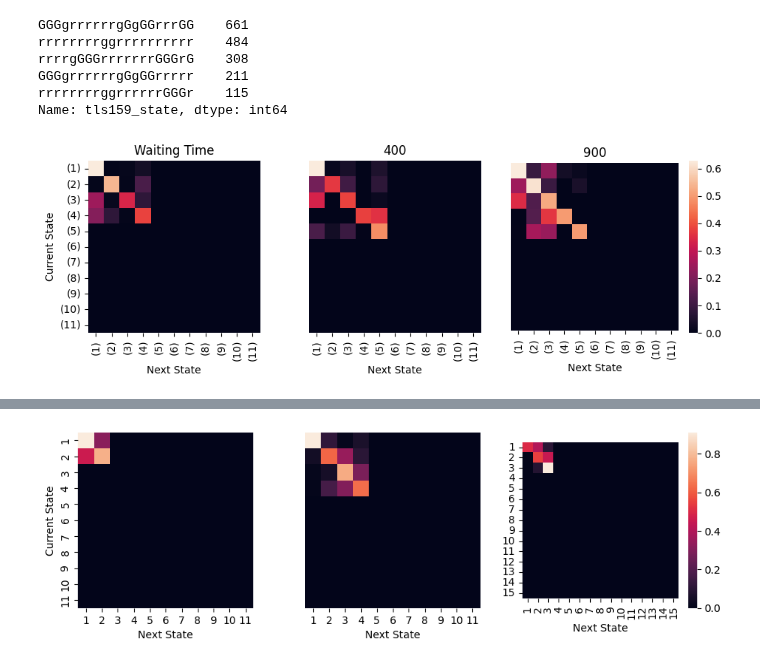
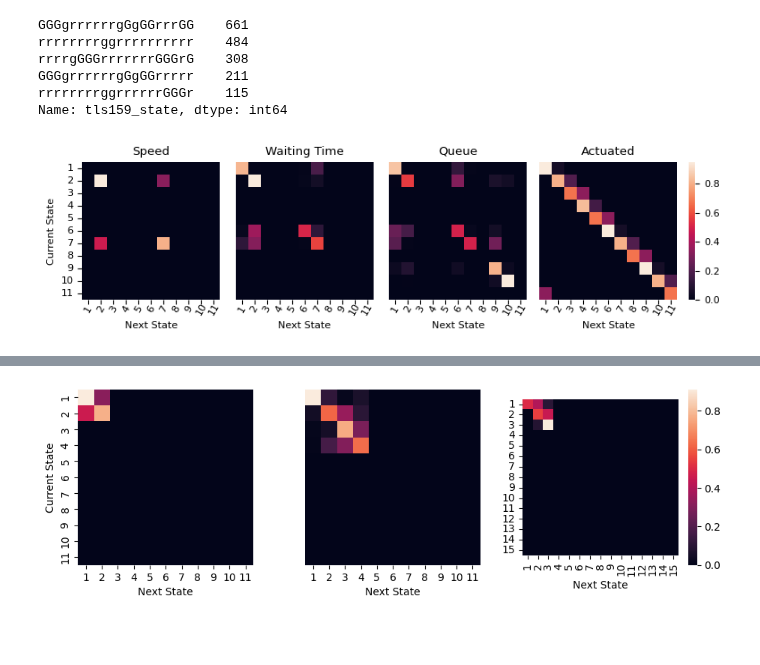
Before and after one commit to karstenk9/rl_traffic_signal_optimization, a Jupyter notebook: notebooks/evaluation_performance.ipynb, the cells around one changed output, grey strips where cells are left out. Saved outputs shown, nothing was run; the diff lists cells and outputs as text; code cells hidden in the pictures; blank space fills up the shorter version.

Commit message:
update phase transition

```diff
--- a/notebooks/evaluation_performance.ipynb
+++ b/notebooks/evaluation_performance.ipynb
@@ -463,5 +721,3 @@ tls_161_states = ["yyyyyyryyyrrrrrrrrrrrry",
         "ggggggyryyrrrrrrrrrrrrg",
         "yyyyyyrrrrrrrrrrrrrrrrg",
         "yyyyyyrrrrrrrrrrrrrrrry"]
-# %%
-tls_allStates = eval_queue['tls_159_state'].tolist()
@@ -508,28 +750,20 @@ rrrrgGGGrrrrrrrGGGrG    308
 GGGgrrrrrrgGgGGrrrrr    211
 rrrrrrrrggrrrrrrGGGr    115
 Name: tls159_state, dtype: int64
-# %%
-# append all states collected during training to list
-tls_allStates = df['tls159_state'].tolist()
-tls_allStates.append(x for x in tls_159_states if x not in tls_allStates)
-
-# get number of distinct phases
-num_phases = len(tls_159_states)
-
-# create list of tuples for state transitions
-transitions = [(tls_allStates[i], tls_allStates[i+1]) for i in range(len(tls_allStates)-1)]
+# %%
+plt.rcParams.update({'font.size': 8})
 # %%
 ### ------ Phase Transition Matrix tls_159 ------ ###
 
 # Create a figure with subplots based on the number of dataframes
 tls_list = ['tls_159_state', 'tls_160_state', 'tls_161_state'] # list of all possible states
 unique_state_lists = [tls_159_states, tls_160_states, tls_161_states] # list of lists of unique states for each traffic light
-df_list = [(waitTime_200_eval, 'Waiting Time'), (waitTime_400_eval, '400'), (waitTime_900_eval, '900')] # list of dataframes
+df_list = [(speed_eval, 'Speed'), (waitTime_200_eval, 'Waiting Time'), (queue_eval, 'Queue'), (df, 'Actuated')] # list of dataframes
 
 num_dataframes = len(df_list)
 
 # Create a figure with three subplots
-fig, axs = plt.subplots(1, 3, figsize=(9.8,3.2))
+fig, axs = plt.subplots(1, 4, figsize=(9.8,2))
 
 for i, (dataframe, name) in enumerate(df_list):
 
@@ -537,7 +771,7 @@ for i, (dataframe, name) in enumerate(df_list):
     # fig, axs = plt.subplots(1, num_dataframes, figsize=(5*num_dataframes, 5))
 
     def transition_matrix(transitions, num_phases):
-        phases = list(set(phase for transition in transitions for phase in transition))
+        phases = tls_159_states
         phase_to_index = {phase: index for index, phase in enumerate(phases)}
         matrix = [[0] * num_phases for _ in range(num_phases)]
         for (phase1, phase2) in transitions:
@@ -558,36 +792,41 @@ for i, (dataframe, name) in enumerate(df_list):
         return normalized_matrix
 
     def create_heatmap(matrix, states, ax):
-        sns.heatmap(matrix, square=True, xticklabels=["({0})".format(i+1) for i in range(num_phases)], yticklabels=["({0})".format(i+1) for i in range(num_phases)] if i == 0 else "", ax=ax, cbar=i==num_dataframes-1, cbar_ax=None if i == num_dataframes-1 else False)
+        sns.heatmap(matrix, square=True, xticklabels=["{0}".format(i+1) for i in range(num_phases)], yticklabels=["{0}".format(i+1) for i in range(num_phases)] if i == 0 else "", ax=ax, cbar=i==num_dataframes-1, cbar_ax=None if i == num_dataframes-1 else False)
         ax.set_xlabel("Next State")
         ax.set_ylabel("Current State" if i == 0 else "")
         ax.set_title(f"{name}")
+
+        axs[i].set_xticklabels(axs[i].get_xticklabels(), rotation=60, verticalalignment="center")
+        axs[i].set_yticklabels(axs[i].get_yticklabels(), rotation=0, verticalalignment="center")
+
 
     # append all states collected during training to list
     tls_allStates = dataframe['tls159_state'].tolist()
     #tls_allStates.append(x for x in tls_159_states if x not in tls_allStates)
 
     # get number of distinct phases
     num_phases = len(tls_159_states)
 
     # create list of tuples for state transitions
     transitions = [(tls_allStates[i], tls_allStates[i+1]) for i in range(len(tls_allStates)-1)]
 
     # create transition matrix
     matrix = transition_matrix(transitions, num_phases)
     #print(matrix)
 
     # normalize matrix
     transition_matrix = normalize_matrix(matrix)
 
     # plot heatmap in the corresponding subplot
     create_heatmap(transition_matrix, tls_159_states, axs[i])
 
 # Adjust the spacing between subplots
 
-plt.tight_layout()
+#plt.tight_layout()
+plt.subplots_adjust(wspace=-0.3, hspace=0)
 
 # Show the figure
 plt.show()
 # %% [output]
-[figure, old version]
+[figure, new version]
```
Also changed, not shown: parts of 17 cells of this notebook, 6 other files.
